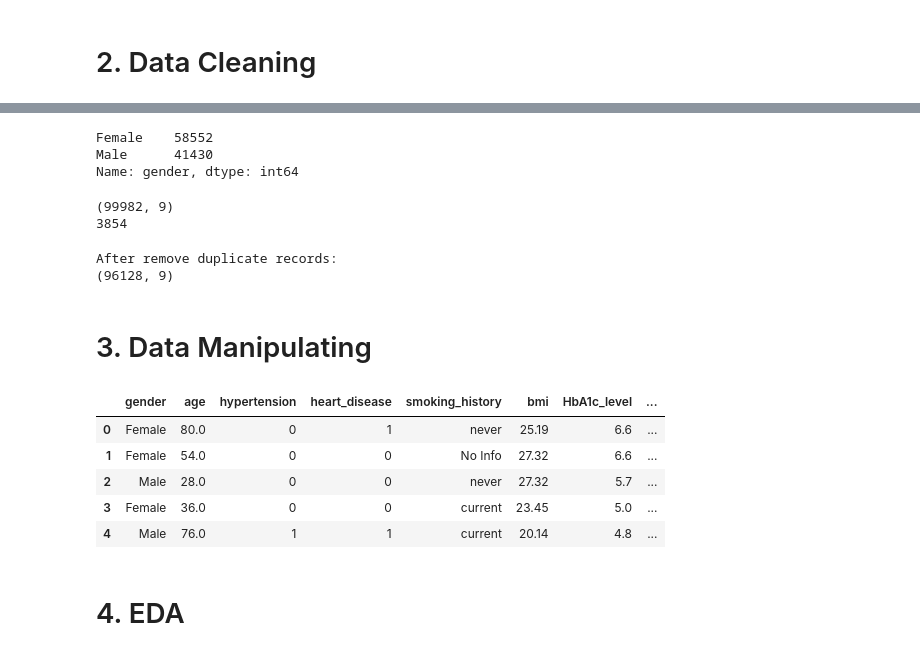
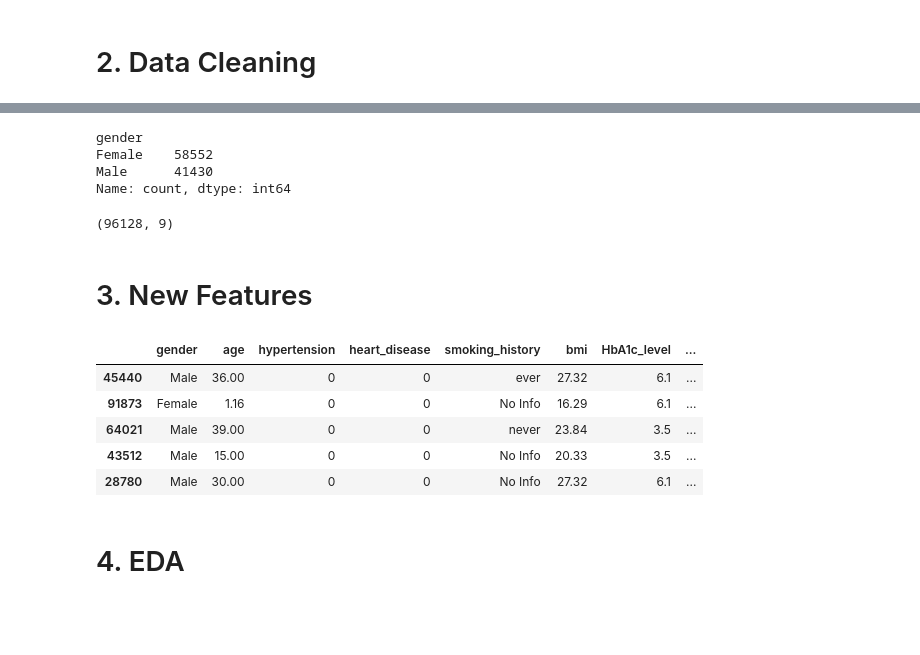
Before and after one commit to iktiyar/Practice-Project, a Jupyter notebook: Diabetes Prediction.ipynb, the cells around one changed output, grey strips where cells are left out. Cells and saved outputs as stored; diff of their text form; code cells hidden in the pictures; blank space fills up the shorter version.

```diff
--- a/Diabetes Prediction.ipynb
+++ b/Diabetes Prediction.ipynb
@@ -116,28 +125,21 @@ NOTE: The 'gender' column has an inauthentic value labeled as 'Other' occurring
 # %%
 # removing 'Other' from ['gender'] column
-df.drop(df[df['gender']=='Other'].index,inplace=True)
+#df.drop(df[df['gender']=='Other'].index,inplace=True)
+df = df[df['gender'] != 'Other']
 df['gender'].value_counts()
 # %% [output]
+gender
 Female    58552
 Male      41430
-Name: gender, dtype: int64
+Name: count, dtype: int64
-# %%
-# check for duplicate records
-print(df.shape)
-print(df.duplicated().sum())
-# %% [output]
-(99982, 9)
-3854
 # %%
 # removing duplicate records
-df.drop(df[df.duplicated()].index,inplace=True)
-print("After remove duplicate records:")
+df.drop_duplicates(inplace=True)
 print(df.shape)
 # %% [output]
-After remove duplicate records:
 (96128, 9)
 # %% [markdown]
-# 3. Data Manipulating
+# 3. New Features
 # %%
 # creating 10 years age groups
 bins =[0,10,20,30,40,50,60,70,80]
@@ -146,26 +148,26 @@ df['age_group'] = pd.cut(df['age'],bins=bins,labels=labels,right=True)
 # %%
 # creating a new column 'age_stage' based on the age classification
 def age_stage(age):
     if age<=1:                    # Infants(0-1)
         return 'Infant'
     elif age<=12:                 # Children(2-12)
         return 'Child'
     elif age<=19:                 # Teenagers(13-19)
         return 'Teenager'
     elif age<=24:                 # Youths(20-24)
         return 'Youth'
     elif age<=64:                 # Adults(25-64)
         return 'Adult'
     else:                         # Seniors(65 years and over)
         return 'Senior'
 df['age_stage'] = df['age'].apply(age_stage)
-df.head()
+df.sample(5)
 # %% [output]
 |  | gender | age | hypertension | heart_disease | smoking_history | bmi | HbA1c_level | ... |
-| 0 | Female | 80.0 | 0 | 1 | never | 25.19 | 6.6 | ... |
-| 1 | Female | 54.0 | 0 | 0 | No Info | 27.32 | 6.6 | ... |
-| 2 | Male | 28.0 | 0 | 0 | never | 27.32 | 5.7 | ... |
-| 3 | Female | 36.0 | 0 | 0 | current | 23.45 | 5.0 | ... |
-| 4 | Male | 76.0 | 1 | 1 | current | 20.14 | 4.8 | ... |
+| 45440 | Male | 36.00 | 0 | 0 | ever | 27.32 | 6.1 | ... |
+| 91873 | Female | 1.16 | 0 | 0 | No Info | 16.29 | 6.1 | ... |
+| 64021 | Male | 39.00 | 0 | 0 | never | 23.84 | 3.5 | ... |
+| 43512 | Male | 15.00 | 0 | 0 | No Info | 20.33 | 3.5 | ... |
+| 28780 | Male | 30.00 | 0 | 0 | No Info | 27.32 | 6.1 | ... |
 # %% [markdown]
 # 4. EDA
```
Also changed, not shown: parts of 11 cells of this notebook.
